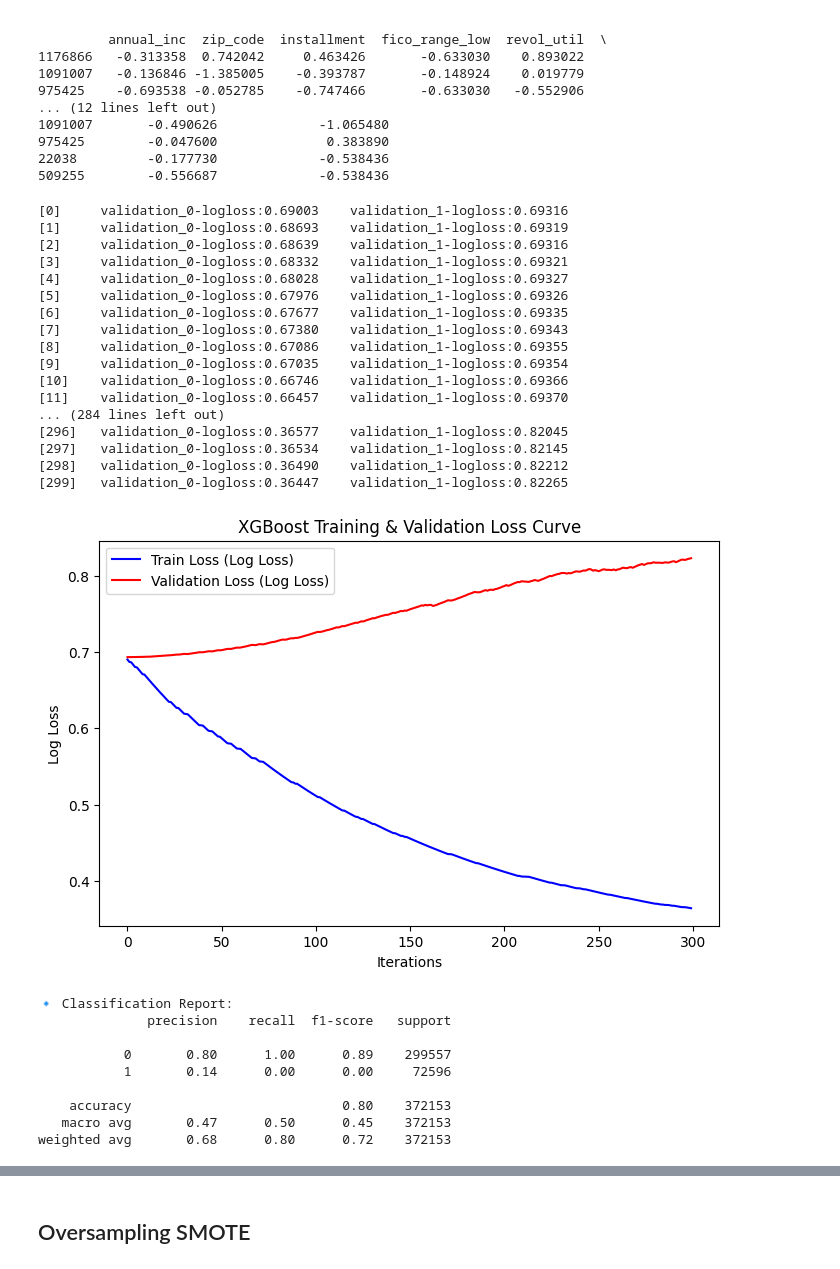
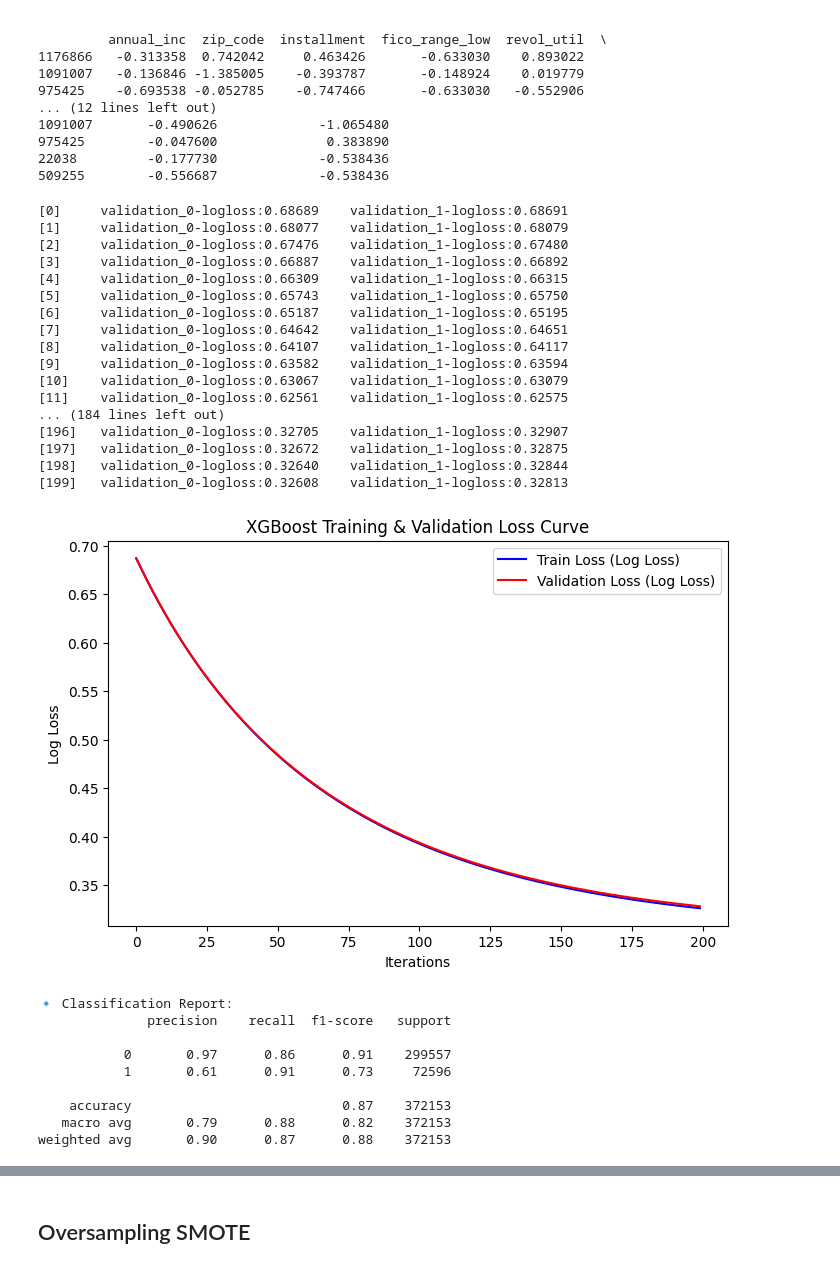
Before and after one commit to Seungminin/Data_Analysis_lending-club, a Jupyter notebook: Paper_code/Modeling_data.ipynb, the cells around one changed output, grey strips where cells are left out. Drawn from its saved outputs; the diff is of its cells as text; code cells hidden in the pictures.

```diff
--- a/Paper_code/Modeling_data.ipynb
+++ b/Paper_code/Modeling_data.ipynb
@@ -380,19 +377,16 @@ from xgboost import XGBClassifier
 # 1️⃣ XGBoost 모델 정의
 model = XGBClassifier(
     #scale_pos_weight=scale_pos_weight,
-    n_estimators=300,
-    learning_rate=0.005,
-    max_depth=6,
-    subsample=0.8,
-    colsample_bytree=0.8,
+    n_estimators=200,
+    learning_rate=0.01,
     objective='binary:logistic',
     eval_metric="logloss",
     random_state=42
 )
 # %%
 model.fit(
-    X_train_scaled, y_train,
-    eval_set=[(X_train_scaled, y_train), (X_val, y_val)],  # Train & Validation Loss 저장
+    X_train, y_train,
+    eval_set=[(X_train, y_train), (X_val, y_val)],  # Train & Validation Loss 저장
     verbose=True
 )
 
@@ -403,60 +397,60 @@ val_loss = evals_result['validation_1']['logloss']    # Validation Loss
 
 # 4️⃣ Train & Validation Loss 시각화
 plt.figure(figsize=(8, 5))
 plt.plot(train_loss, label='Train Loss (Log Loss)', color='blue')
 plt.plot(val_loss, label='Validation Loss (Log Loss)', color='red')
 plt.xlabel('Iterations')
 plt.ylabel('Log Loss')
 plt.title('XGBoost Training & Validation Loss Curve')
 plt.legend()
 plt.show()
 
 # 5️⃣ 예측 및 평가
 y_pred = model.predict(X_test)
 y_prob = model.predict_proba(X_test)[:, 1]  # ROC Curve & PRC에 필요
 
 '''threshold = 0.3
 y_pred_adjusted = (y_prob>threshold).astype(int)'''
 
 # 🔹 Classification Report 출력
 print("🔹 Classification Report:")
 print(classification_report(y_test, y_pred))
 
 # 6️⃣ ROC Curve & AUC-ROC 계산
 fpr, tpr, _ = roc_curve(y_test, y_prob)
 auc_roc = auc(fpr, tpr)
 
 # 7️⃣ Precision-Recall Curve & AU-PRC 계산
 precision, recall, _ = precision_recall_curve(y_test, y_prob)
 auc_prc = auc(recall, precision)
 # %% [output]
-[0]     validation_0-logloss:0.69003    validation_1-logloss:0.69316
-[1]     validation_0-logloss:0.68693    validation_1-logloss:0.69319
-[2]     validation_0-logloss:0.68639    validation_1-logloss:0.69316
-[3]     validation_0-logloss:0.68332    validation_1-logloss:0.69321
-[4]     validation_0-logloss:0.68028    validation_1-logloss:0.69327
-[5]     validation_0-logloss:0.67976    validation_1-logloss:0.69326
-[6]     validation_0-logloss:0.67677    validation_1-logloss:0.69335
-[7]     validation_0-logloss:0.67380    validation_1-logloss:0.69343
-[8]     validation_0-logloss:0.67086    validation_1-logloss:0.69355
-[9]     validation_0-logloss:0.67035    validation_1-logloss:0.69354
-[10]    validation_0-logloss:0.66746    validation_1-logloss:0.69366
-[11]    validation_0-logloss:0.66457    validation_1-logloss:0.69370
-... (284 lines left out)
-[296]   validation_0-logloss:0.36577    validation_1-logloss:0.82045
-[297]   validation_0-logloss:0.36534    validation_1-logloss:0.82145
-[298]   validation_0-logloss:0.36490    validation_1-logloss:0.82212
-[299]   validation_0-logloss:0.36447    validation_1-logloss:0.82265
+[0]     validation_0-logloss:0.68689    validation_1-logloss:0.68691
+[1]     validation_0-logloss:0.68077    validation_1-logloss:0.68079
+[2]     validation_0-logloss:0.67476    validation_1-logloss:0.67480
+[3]     validation_0-logloss:0.66887    validation_1-logloss:0.66892
+[4]     validation_0-logloss:0.66309    validation_1-logloss:0.66315
+[5]     validation_0-logloss:0.65743    validation_1-logloss:0.65750
+[6]     validation_0-logloss:0.65187    validation_1-logloss:0.65195
+[7]     validation_0-logloss:0.64642    validation_1-logloss:0.64651
+[8]     validation_0-logloss:0.64107    validation_1-logloss:0.64117
+[9]     validation_0-logloss:0.63582    validation_1-logloss:0.63594
+[10]    validation_0-logloss:0.63067    validation_1-logloss:0.63079
+[11]    validation_0-logloss:0.62561    validation_1-logloss:0.62575
+... (184 lines left out)
+[196]   validation_0-logloss:0.32705    validation_1-logloss:0.32907
+[197]   validation_0-logloss:0.32672    validation_1-logloss:0.32875
+[198]   validation_0-logloss:0.32640    validation_1-logloss:0.32844
+[199]   validation_0-logloss:0.32608    validation_1-logloss:0.32813
-[figure, old version]
+[figure, new version]
 🔹 Classification Report:
               precision    recall  f1-score   support
 
-           0       0.80      1.00      0.89    299557
-           1       0.14      0.00      0.00     72596
+           0       0.97      0.86      0.91    299557
+           1       0.61      0.91      0.73     72596
 
-    accuracy                           0.80    372153
-   macro avg       0.47      0.50      0.45    372153
-weighted avg       0.68      0.80      0.72    372153
+    accuracy                           0.87    372153
+   macro avg       0.79      0.88      0.82    372153
+weighted avg       0.90      0.87      0.88    372153
 # %%
 # 8️⃣ ROC & Precision-Recall Curve 시각화 함수
 def plot_evaluation_curves(fpr, tpr, auc_roc, recall, precision, auc_prc):
```
Also changed, not shown: parts of 11 cells of this notebook.
